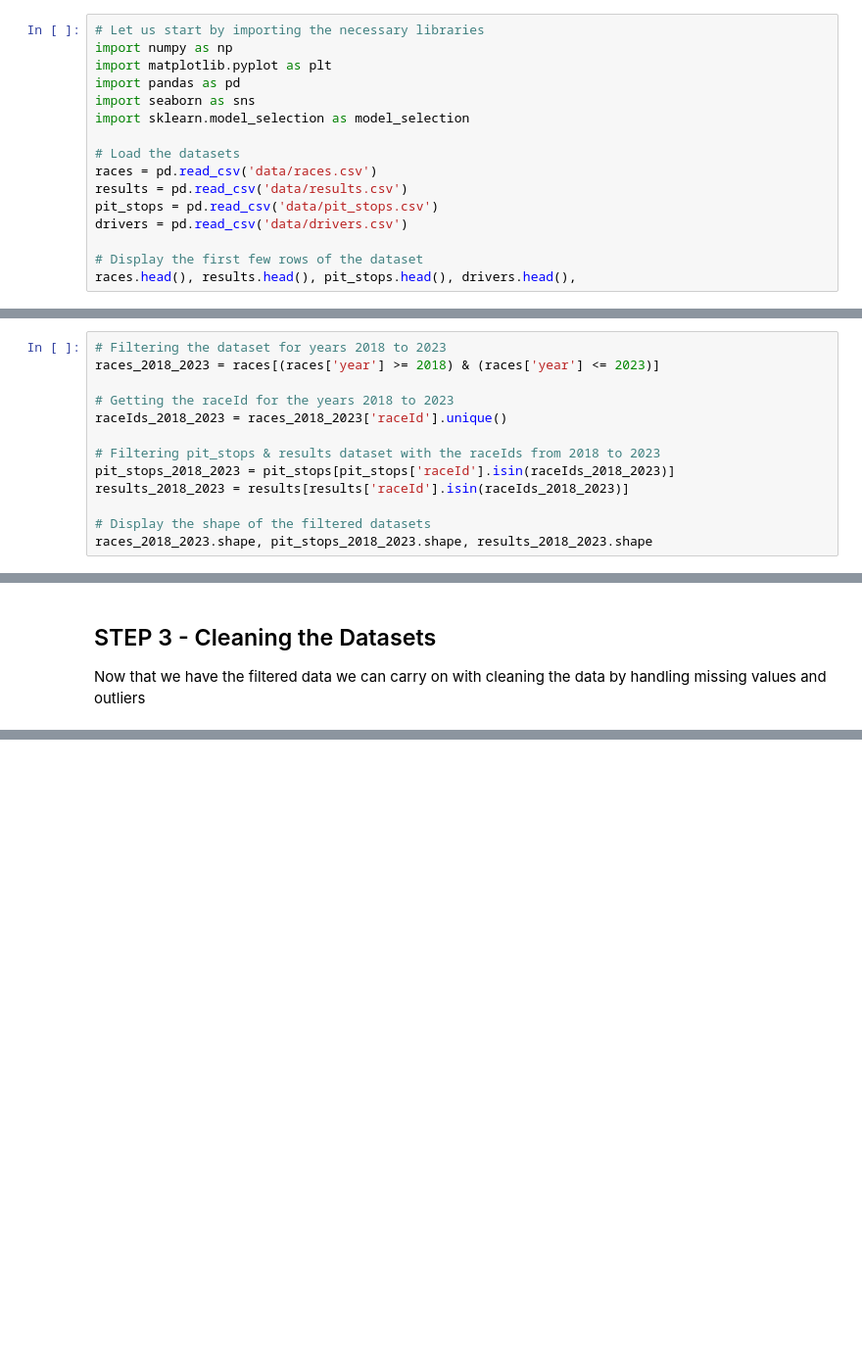
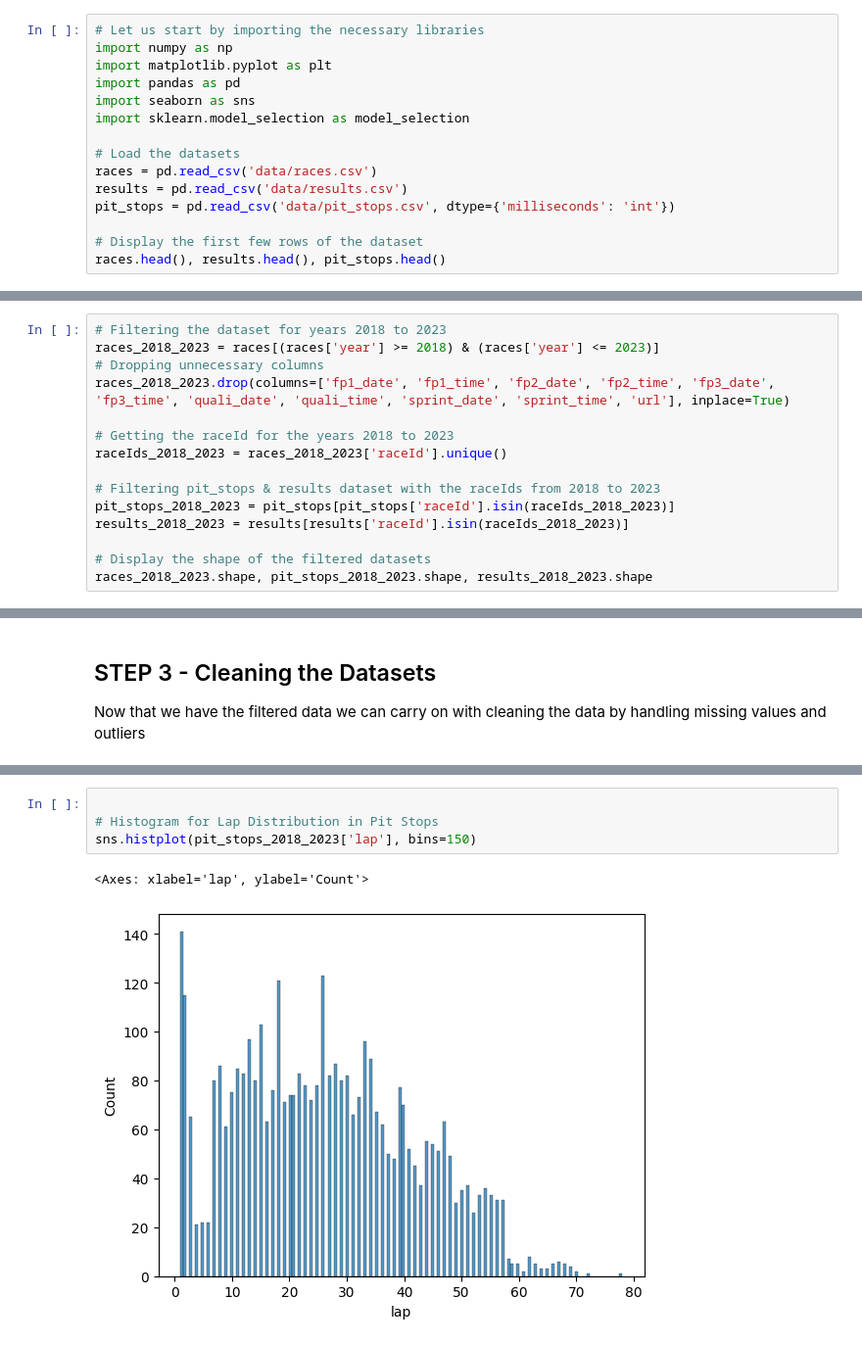
Before and after one commit to havvand/BI_Exam_F1, a Jupyter notebook: pitstops.ipynb, the cells around one changed output, grey strips where cells are left out. Shown: that part at 98% size. Saved outputs shown, nothing was run; the diff lists cells and outputs as text; blank space fills up the shorter version.

```diff
--- a/pitstops.ipynb
+++ b/pitstops.ipynb
@@ -14,11 +14,10 @@ import sklearn.model_selection as model_selection
 # Load the datasets
 races = pd.read_csv('data/races.csv')
 results = pd.read_csv('data/results.csv')
-pit_stops = pd.read_csv('data/pit_stops.csv')
-drivers = pd.read_csv('data/drivers.csv')
+pit_stops = pd.read_csv('data/pit_stops.csv', dtype={'milliseconds': 'int'})
 
 # Display the first few rows of the dataset
-races.head(), results.head(), pit_stops.head(), drivers.head(),
+races.head(), results.head(), pit_stops.head()
 # %% [output]
 (   raceId  year  round  circuitId                   name        date  \
  0       1  2009      1          1  Australian Grand Prix  2009-03-29
@@ -43,6 +42,8 @@ We are only interested in data from seasons 2018-2023 so let us try to filter th
 # %%
 # Filtering the dataset for years 2018 to 2023
 races_2018_2023 = races[(races['year'] >= 2018) & (races['year'] <= 2023)]
+# Dropping unnecessary columns
+races_2018_2023.drop(columns=['fp1_date', 'fp1_time', 'fp2_date', 'fp2_time', 'fp3_date', 'fp3_time', 'quali_date', 'quali_time', 'sprint_date', 'sprint_time', 'url'], inplace=True)
 
 # Getting the raceId for the years 2018 to 2023
 raceIds_2018_2023 = races_2018_2023['raceId'].unique()
@@ -112,0 +116,7 @@ desc_stats_races, desc_stats_results, desc_stats_pit_stops
+# %%
+
+# Histogram for Lap Distribution in Pit Stops
+sns.histplot(pit_stops_2018_2023['lap'], bins=150)
+# %% [output]
+<Axes: xlabel='lap', ylabel='Count'>
+[figure, added]
```
Also changed, not shown: parts of 20 cells of this notebook, 1 other file.
